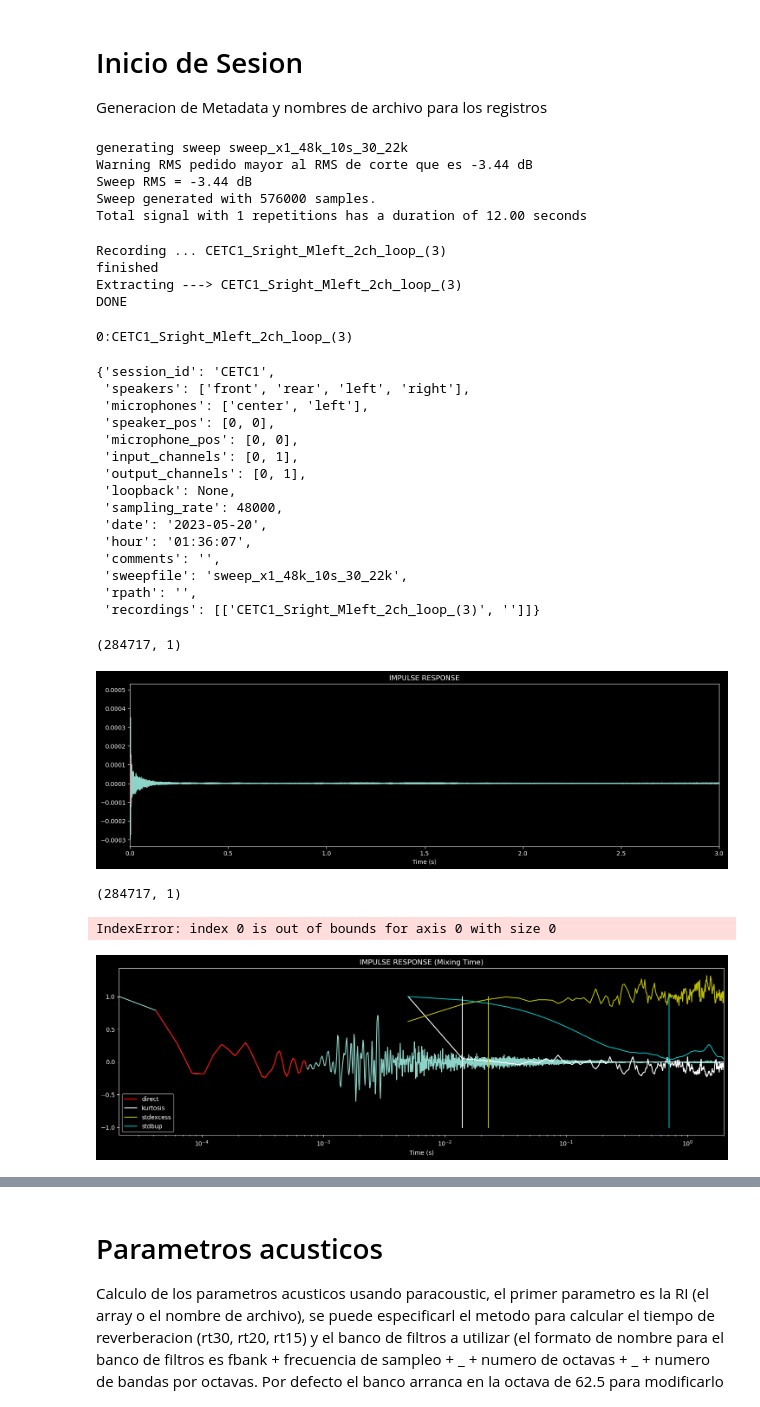
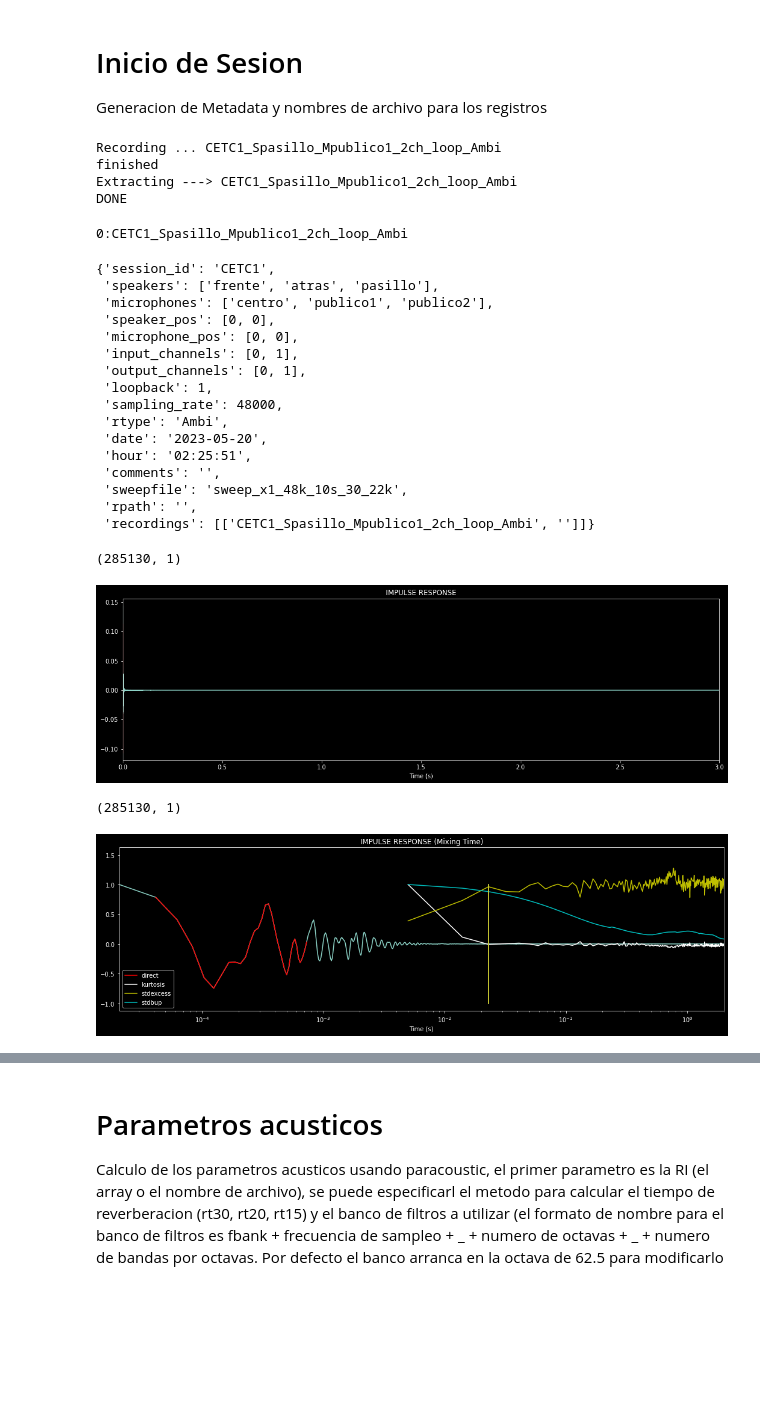
Before and after one commit to meguia/IRma, a Jupyter notebook: src/notebooks/field_session.ipynb, the cells around one changed output, grey strips where cells are left out. Saved outputs shown, nothing was run; the diff lists cells and outputs as text; code cells hidden in the pictures; blank space fills up the shorter version.

Commit message:
session updated

```diff
--- a/src/notebooks/field_session.ipynb
+++ b/src/notebooks/field_session.ipynb
@@ -38,50 +25,52 @@ fs = 48000
 
 Generacion de Metadata y nombres de archivo para los registros
 # %%
-s = session.RecordingSession("CETC1", ["front", "rear","left","right"], ["center", "left"])
+parlantes = ["frente","atras","pasillo"]
+mics = ["centro","publico1","publico2"]
+tipo = "Ambi"
+inchan = [0,1]
+outchan = [0,1]
+loopback = 1
+s = RecordingSession("CETC1",parlantes,mics,inchan=inchan,outchan=outchan,loopback=loopback,
+                     rtype=tipo,sampling_rate=fs,sweepfile="sweep_x1_48k_10s_30_22k")
-# %% [output]
-generating sweep sweep_x1_48k_10s_30_22k
-Warning RMS pedido mayor al RMS de corte que es -3.44 dB
-Sweep RMS = -3.44 dB
-Sweep generated with 576000 samples.
-Total signal with 1 repetitions has a duration of 12.00 seconds
 # %%
-ir1 = s.record_ir(4,2,loopback=1,take=3)
+ir1 = s.record_ir(3,2,take=1)
 # %% [output]
-Recording ... CETC1_Sright_Mleft_2ch_loop_(3)
+Recording ... CETC1_Spasillo_Mpublico1_2ch_loop_Ambi
 finished
-Extracting ---> CETC1_Sright_Mleft_2ch_loop_(3)
+Extracting ---> CETC1_Spasillo_Mpublico1_2ch_loop_Ambi
 DONE
 # %%
 s.list_recordings()
 # %% [output]
-0:CETC1_Sright_Mleft_2ch_loop_(3)
+0:CETC1_Spasillo_Mpublico1_2ch_loop_Ambi
 # %%
 vars(s)
 # %% [output]
 {'session_id': 'CETC1',
- 'speakers': ['front', 'rear', 'left', 'right'],
- 'microphones': ['center', 'left'],
+ 'speakers': ['frente', 'atras', 'pasillo'],
+ 'microphones': ['centro', 'publico1', 'publico2'],
  'speaker_pos': [0, 0],
  'microphone_pos': [0, 0],
  'input_channels': [0, 1],
  'output_channels': [0, 1],
- 'loopback': None,
+ 'loopback': 1,
  'sampling_rate': 48000,
+ 'rtype': 'Ambi',
  'date': '2023-05-20',
- 'hour': '01:36:07',
+ 'hour': '02:25:51',
  'comments': '',
  'sweepfile': 'sweep_x1_48k_10s_30_22k',
  'rpath': '',
- 'recordings': [['CETC1_Sright_Mleft_2ch_loop_(3)', '']]}
+ 'recordings': [['CETC1_Spasillo_Mpublico1_2ch_loop_Ambi', '']]}
 # %%
 ir1.shape
 # %% [output]
-(284717, 1)
+(285130, 1)
 # %%
 ir2 = s.load_ir(0)
 # %%
-ir_plot(ir2,fs=s.sampling_rate)
+ir_plot(ir2,fs=fs)
 # %% [output]
-[figure, old version]
+[figure, new version]
 # %%
@@ -90,13 +78,11 @@ play(ir1,chanout=[0,1],normalized=True,fs=s.sampling_rate)
 # %%
 ir1.shape
 # %% [output]
-(284717, 1)
+(285130, 1)
 # %%
-echos = echo_display(ir1,0,fs=s.sampling_rate)
+#echos = echo_display(ir1,0,fs=fs)
-# %% [output]
-IndexError: index 0 is out of bounds for axis 0 with size 0
 # %%
-pstat = irstat_plot(ir1, window=0.01, overlap=0.001, logscale=True, fs=s.sampling_rate)
+pstat = irstat_plot(ir1, window=0.01, overlap=0.001, logscale=True, fs=fs)
 # %% [output]
-[figure, old version]
+[figure, new version]
 # %%
```
Also changed, not shown: parts of 12 cells of this notebook, 1 other file.
